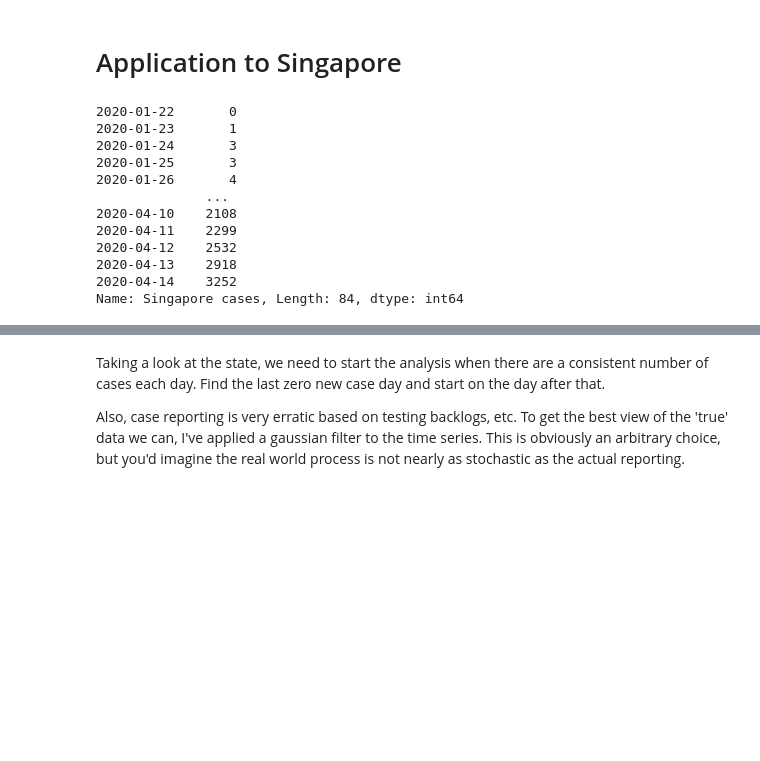
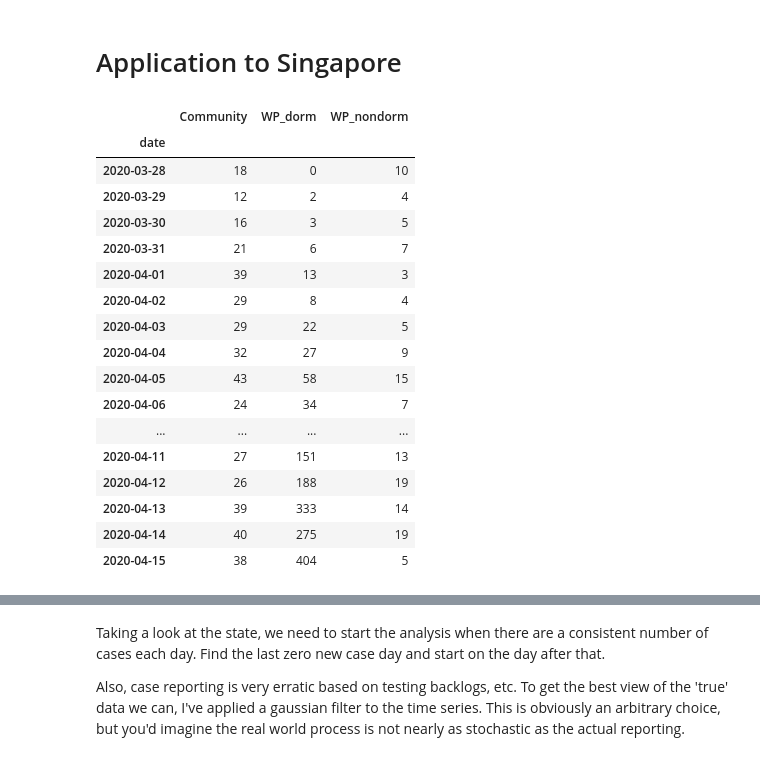
Before and after one commit to sklivvz/covid-19, a Jupyter notebook: Realtime R0-Singapore.ipynb, the cells around one changed output, grey strips where cells are left out. Cells and saved outputs as stored; diff of their text form; code cells hidden in the pictures; blank space fills up the shorter version.

```diff
--- a/Realtime R0-Singapore.ipynb
+++ b/Realtime R0-Singapore.ipynb
@@ -91,18 +91,31 @@ COUNTRY = "Singapore"
 country_cases = all_cases[all_cases["Country/Region"] == COUNTRY].iloc[:,4:].T
 country_cases.columns = ["{} cases".format(COUNTRY)]
 country_cases = country_cases.reindex(pd.to_datetime(country_cases.index)).iloc[:,0]
-# %%
-country_cases
-# %% [output]
-2020-01-22       0
-2020-01-23       1
-2020-01-24       3
-2020-01-25       3
-2020-01-26       4
-              ...
-2020-04-10    2108
-2020-04-11    2299
-2020-04-12    2532
-2020-04-13    2918
-2020-04-14    3252
-Name: Singapore cases, Length: 84, dtype: int64
+# %%
+most_recent = pd.read_csv("https://docs.google.com/spreadsheets/d/e/"\
+                          "2PACX-1vSEsnoFB_UWtY4tM9xPhobtl-L8eY1fW60ba32lUrUn7jVSzRQxeeY-6lH-ogO3nUSHdk1p9PHWUbul/"\
+                          "pub?gid=0&single=true&output=csv",
+                         index_col=0)
+
+most_recent = most_recent.reindex(pd.to_datetime(most_recent.index))
+
+# most_recent["All"] = country_cases.diff().iloc[-19:]
+# %% [output]
+|  | Community | WP_dorm | WP_nondorm |
+| date |  |  |  |
+| 2020-03-28 | 18 | 0 | 10 |
+| 2020-03-29 | 12 | 2 | 4 |
+| 2020-03-30 | 16 | 3 | 5 |
+| 2020-03-31 | 21 | 6 | 7 |
+| 2020-04-01 | 39 | 13 | 3 |
+| 2020-04-02 | 29 | 8 | 4 |
+| 2020-04-03 | 29 | 22 | 5 |
+| 2020-04-04 | 32 | 27 | 9 |
+| 2020-04-05 | 43 | 58 | 15 |
+| 2020-04-06 | 24 | 34 | 7 |
+| ... | ... | ... | ... |
+| 2020-04-11 | 27 | 151 | 13 |
+| 2020-04-12 | 26 | 188 | 19 |
+| 2020-04-13 | 39 | 333 | 14 |
+| 2020-04-14 | 40 | 275 | 19 |
+| 2020-04-15 | 38 | 404 | 5 |
```
Also changed, not shown: parts of 13 cells of this notebook.
